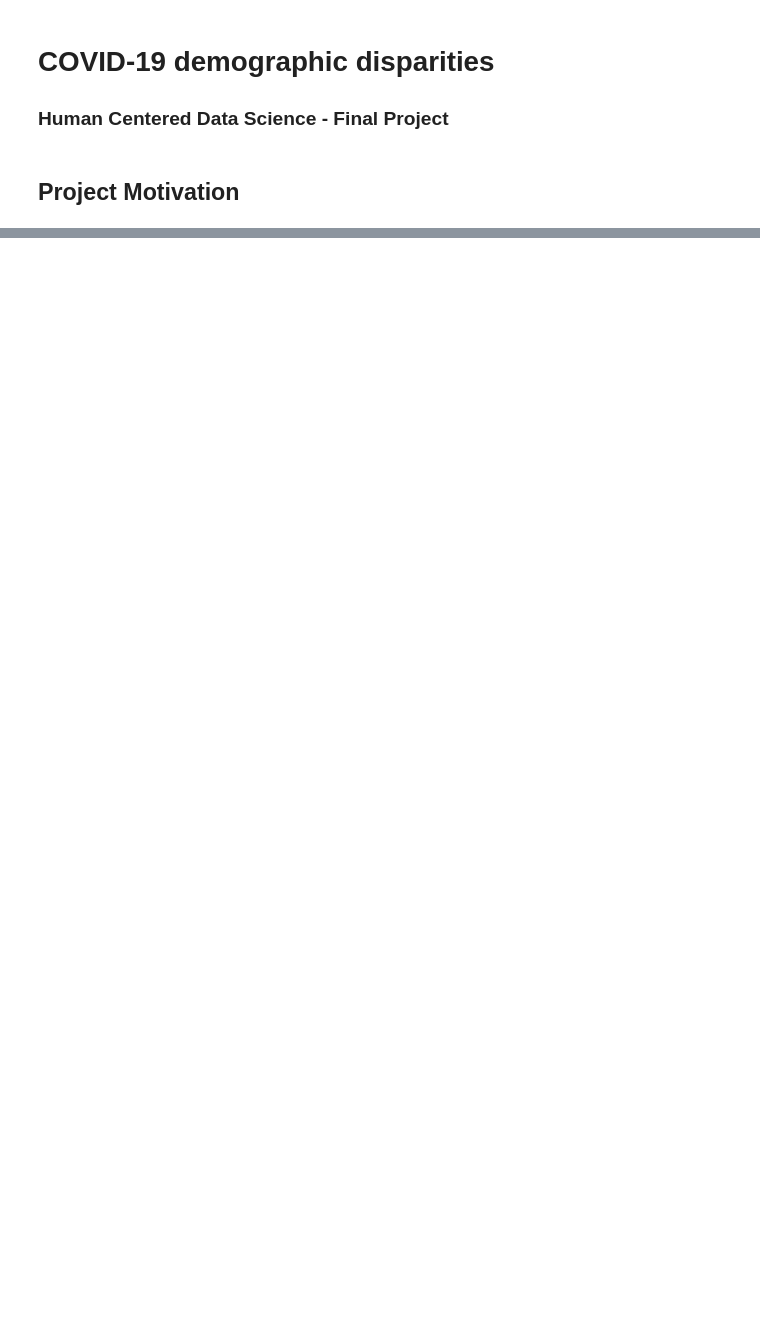
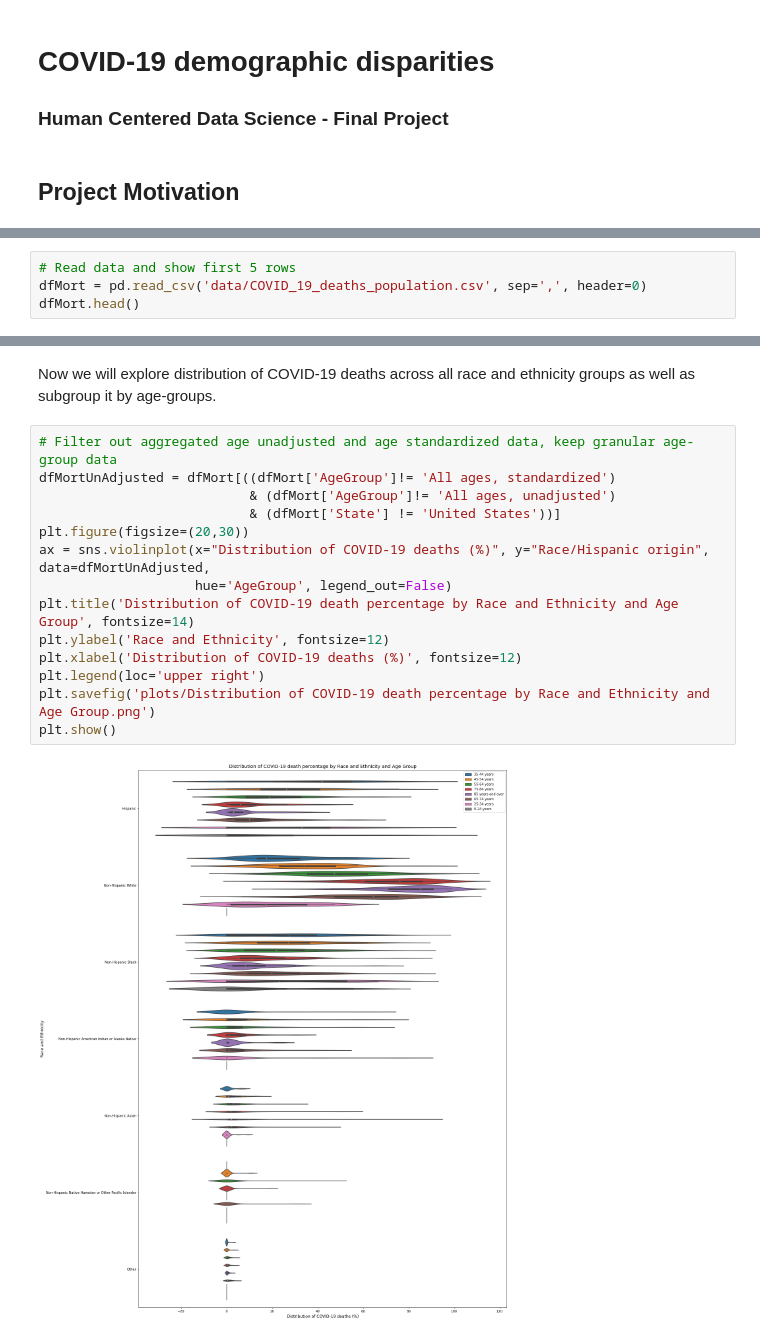
Before and after one commit to amolduw/data-512-final, a Jupyter notebook: data-512-final/hcds-project.ipynb, the cells around one changed output, grey strips where cells are left out. Cells and saved outputs as stored; diff of their text form; blank space fills up the shorter version.

```diff
--- a/data-512-final/hcds-project.ipynb
+++ b/data-512-final/hcds-project.ipynb
@@ -45,0 +142,4 @@ For this COVID-19 demographic disparities analysis, given large quantitative dat
+# %%
+# Read data and show first 5 rows
+dfMort = pd.read_csv('data/COVID_19_deaths_population.csv', sep=',', header=0)
+dfMort.head()
@@ -45,0 +153,18 @@ For this COVID-19 demographic disparities analysis, given large quantitative dat
+# %% [markdown]
+Now we will explore distribution of COVID-19 deaths across all race and ethnicity groups as well as subgroup it by age-groups.
+# %%
+# Filter out aggregated age unadjusted and age standardized data, keep granular age-group data
+dfMortUnAdjusted = dfMort[((dfMort['AgeGroup']!= 'All ages, standardized')
+                           & (dfMort['AgeGroup']!= 'All ages, unadjusted')
+                           & (dfMort['State'] != 'United States'))]
+plt.figure(figsize=(20,30))
+ax = sns.violinplot(x="Distribution of COVID-19 deaths (%)", y="Race/Hispanic origin", data=dfMortUnAdjusted,
+                    hue='AgeGroup', legend_out=False)
+plt.title('Distribution of COVID-19 death percentage by Race and Ethnicity and Age Group', fontsize=14)
+plt.ylabel('Race and Ethnicity', fontsize=12)
+plt.xlabel('Distribution of COVID-19 deaths (%)', fontsize=12)
+plt.legend(loc='upper right')
+plt.savefig('plots/Distribution of COVID-19 death percentage by Race and Ethnicity and Age Group.png')
+plt.show()
+# %% [output]
+[figure, added]
```
Also changed, not shown: parts of 37 cells of this notebook, 8 other files.
